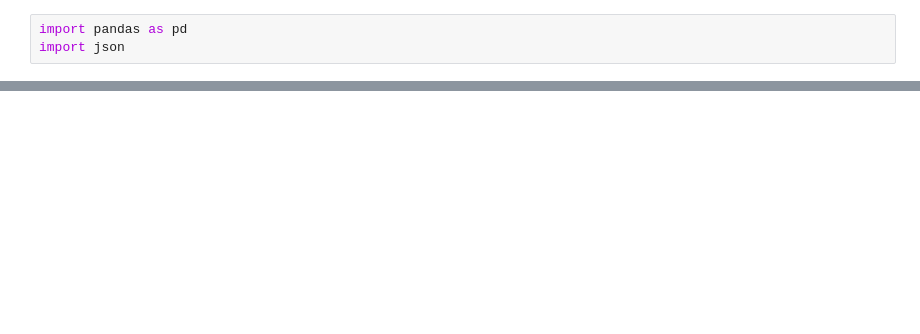
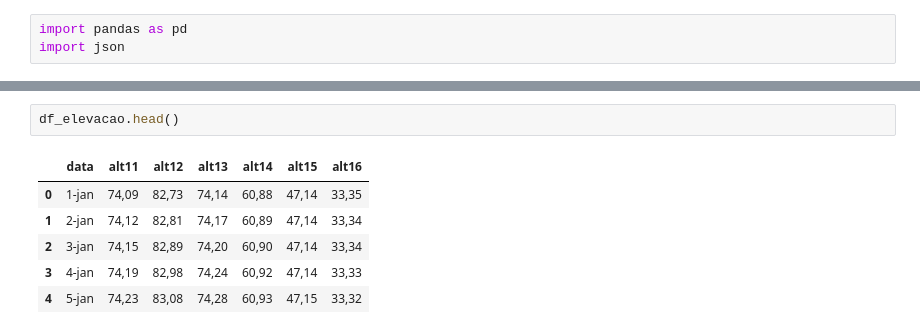
Before and after one commit to pi2Helius/database, a Jupyter notebook: radiacao/gera_radiacao_database.ipynb, the cells around one changed output, grey strips where cells are left out. Cells and saved outputs as stored; diff of their text form; blank space fills up the shorter version.

```diff
--- a/radiacao/gera_radiacao_database.ipynb
+++ b/radiacao/gera_radiacao_database.ipynb
@@ -89,0 +69,9 @@ print(data_dic)
+# %%
+df_elevacao.head()
+# %% [output]
+|  | data | alt11 | alt12 | alt13 | alt14 | alt15 | alt16 |
+| 0 | 1-jan | 74,09 | 82,73 | 74,14 | 60,88 | 47,14 | 33,35 |
+| 1 | 2-jan | 74,12 | 82,81 | 74,17 | 60,89 | 47,14 | 33,34 |
+| 2 | 3-jan | 74,15 | 82,89 | 74,20 | 60,90 | 47,14 | 33,34 |
+| 3 | 4-jan | 74,19 | 82,98 | 74,24 | 60,92 | 47,14 | 33,33 |
+| 4 | 5-jan | 74,23 | 83,08 | 74,28 | 60,93 | 47,15 | 33,32 |
```
Also changed, not shown: parts of 32 cells of this notebook, 2 other files.
